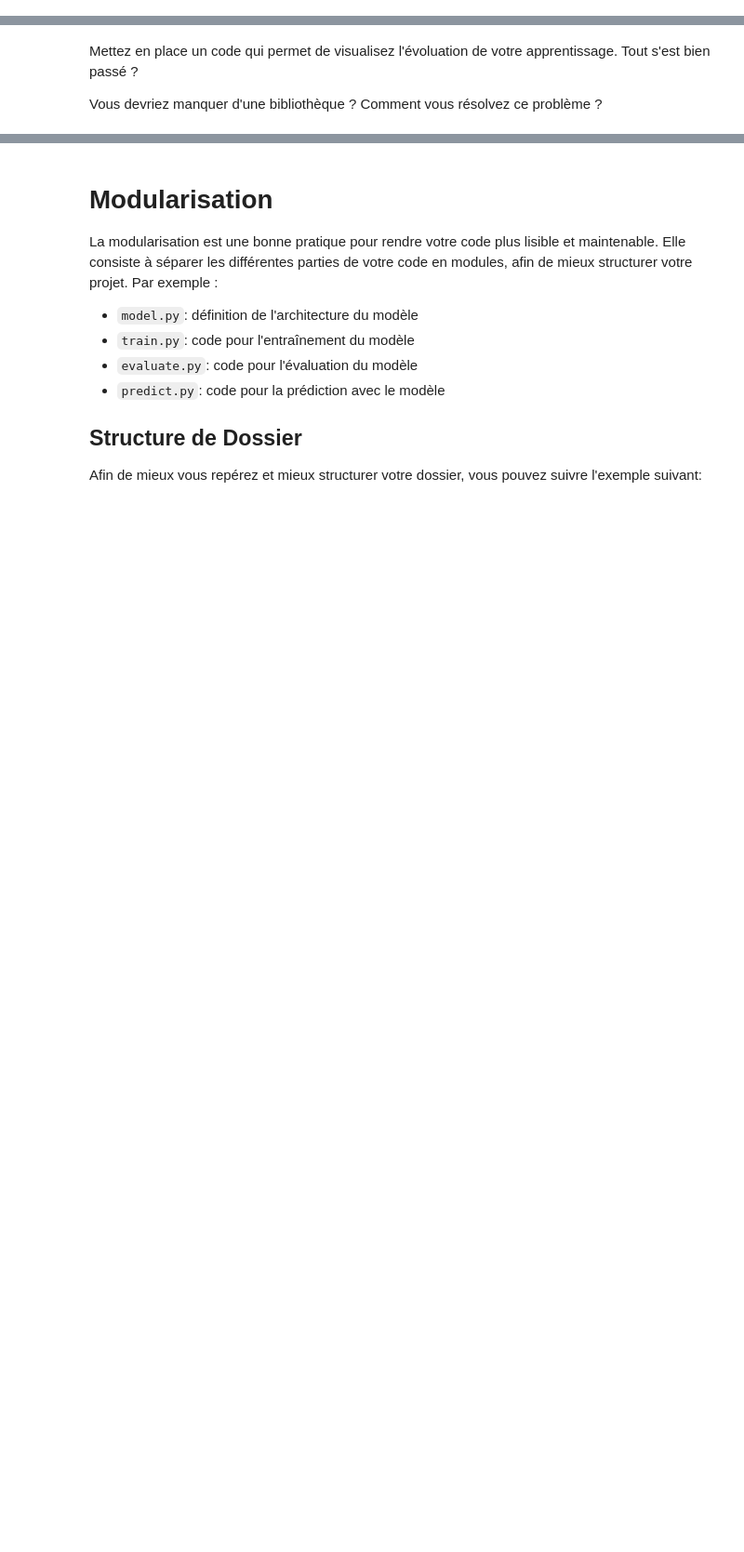
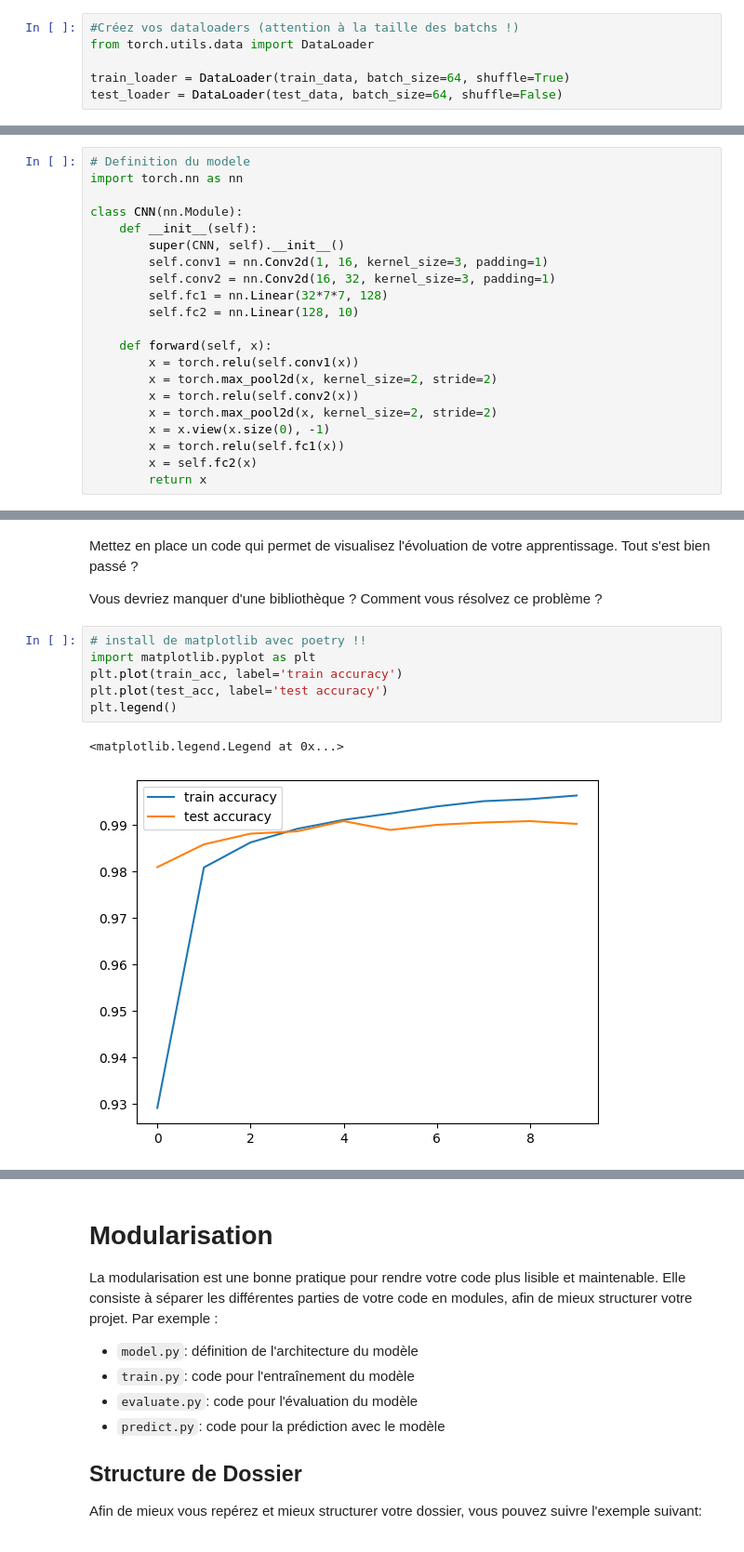
Before and after one commit to Uthmankontao/Advanced-Deep-Learning, a Jupyter notebook: TP1/notebooks/TP_Intro-etu.ipynb, the cells around one changed output, grey strips where cells are left out. Shown at 93% size. Saved outputs shown, nothing was run; the diff lists cells and outputs as text; blank space fills up the shorter version.

```diff
--- a/TP1/notebooks/TP_Intro-etu.ipynb
+++ b/TP1/notebooks/TP_Intro-etu.ipynb
@@ -168,3 +177,9 @@ from torch.utils.data import DataLoader
+# %%
+#Créez vos dataloaders (attention à la taille des batchs !)
+from torch.utils.data import DataLoader
+
+train_loader = DataLoader(train_data, batch_size=64, shuffle=True)
+test_loader = DataLoader(test_data, batch_size=64, shuffle=False)
 # %% [markdown]
 ##  Création du Réseau CNN
 
@@ -185,4 +195,25 @@ class CNN(nn.Module):
 # %% [markdown]
 Implémentez votre processus d'apprentissage sur 10 epochs avec un learning rate de 10e-3 et une fonction de coût de type CrossEntropyLoss.
+# %%
+# Definition du modele
+import torch.nn as nn
+
+class CNN(nn.Module):
+    def __init__(self):
+        super(CNN, self).__init__()
+        self.conv1 = nn.Conv2d(1, 16, kernel_size=3, padding=1)
+        self.conv2 = nn.Conv2d(16, 32, kernel_size=3, padding=1)
+        self.fc1 = nn.Linear(32*7*7, 128)
+        self.fc2 = nn.Linear(128, 10)
+
+    def forward(self, x):
+        x = torch.relu(self.conv1(x))
+        x = torch.max_pool2d(x, kernel_size=2, stride=2)
+        x = torch.relu(self.conv2(x))
+        x = torch.max_pool2d(x, kernel_size=2, stride=2)
+        x = x.view(x.size(0), -1)
+        x = torch.relu(self.fc1(x))
+        x = self.fc2(x)
+        return x
 # %%
 # Definition de la boucle d'apprentissage
@@ -193,3 +291,12 @@ criterion = ...
 Mettez en place un code qui permet de visualisez l'évoluation de votre apprentissage. Tout s'est bien passé ?
 
 Vous devriez manquer d'une bibliothèque ? Comment vous résolvez ce problème ?
+# %%
+# install de matplotlib avec poetry !!
+import matplotlib.pyplot as plt
+plt.plot(train_acc, label='train accuracy')
+plt.plot(test_acc, label='test accuracy')
+plt.legend()
+# %% [output]
+<matplotlib.legend.Legend at 0x...>
+[figure, added]
```
Also changed, not shown: parts of 5 cells of this notebook, 13 other files.
